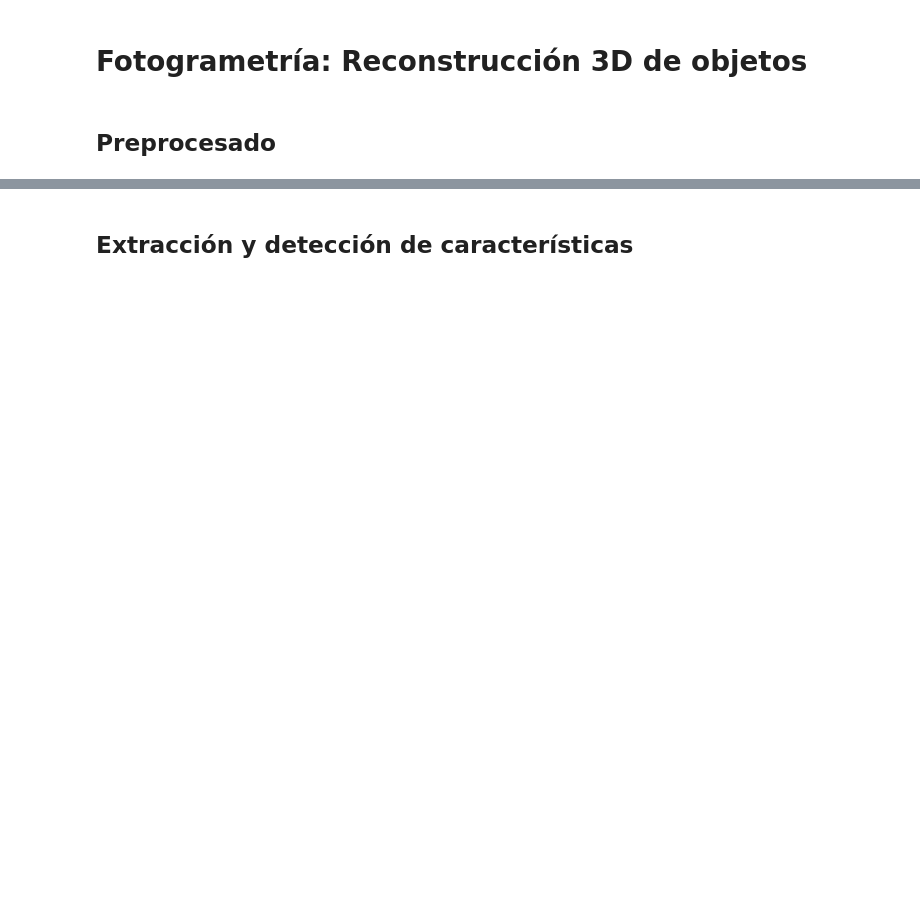
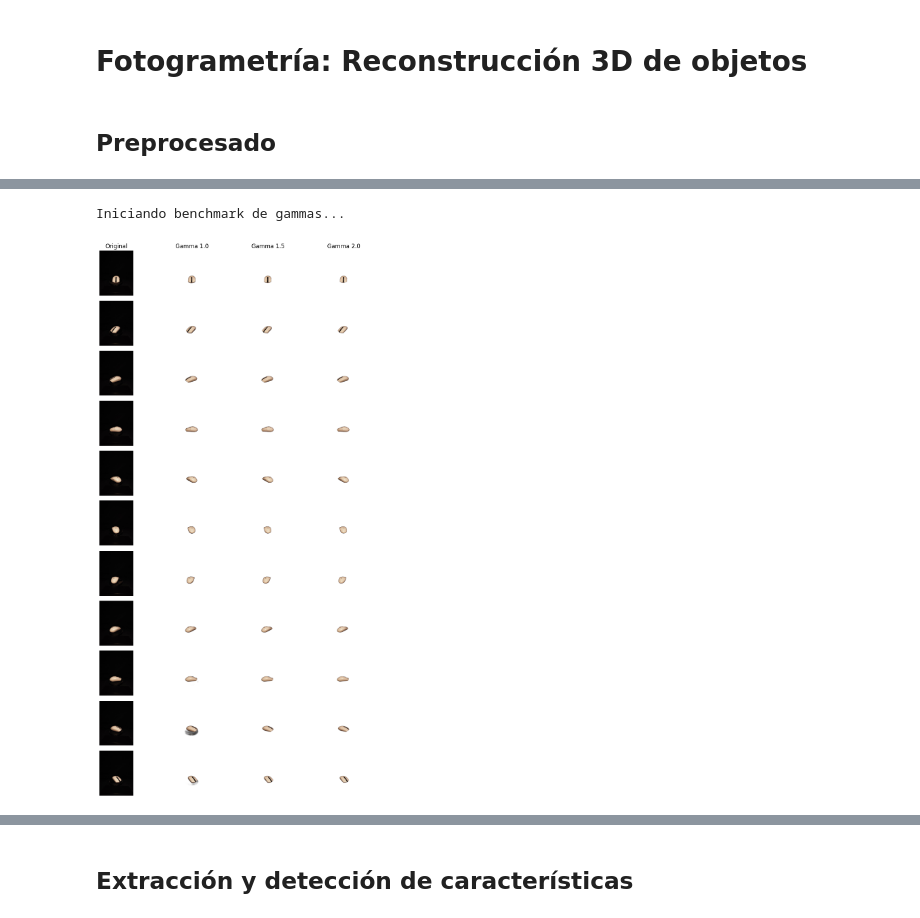
Before and after one commit to ctoribio123/Reconstruccion_3D, a Jupyter notebook: Fotogrametría.ipynb, the cells around one changed output, grey strips where cells are left out. Drawn from its saved outputs; the diff is of its cells as text; code cells hidden in the pictures; blank space fills up the shorter version.

```diff
--- a/Fotogrametría.ipynb
+++ b/Fotogrametría.ipynb
@@ -130,0 +22,17 @@ for i in range(1,12):
+# %%
+BASE_PATH = os.path.join('Samples', '04_Samples')
+STATE_00 = '00_state'
+
+IMAGES = []
+print("Cargando imágenes...")
+
+# Procesamos las imágenes del 01 al 11
+for i in range(1, 12):
+    filename = f"{i:02d}_model.jpeg"
+    file_path = os.path.join(BASE_PATH, STATE_00, filename)
+
+    img = cv.imread(file_path, cv.IMREAD_COLOR_RGB)
+    img_rgba = cv.cvtColor(img, cv.COLOR_RGB2RGBA)
+    IMAGES.append(img_rgba)
+    print(f"|-> Cargada imagen: {filename}")
+print("Imágenes cargadas correctamente.")
@@ -130,0 +71,3 @@ for i in range(1,12):
+# %%
+# Iniciamos una sesión de rembg que mantendremos todo el tiempo
+session = rembg.new_session()
@@ -130,0 +110,30 @@ for i in range(1,12):
+# %%
+# Seleccionamos las imágenes para el test (solo RGB)
+gammas = [1.0, 1.5, 2.0]
+
+print('Iniciando benchmark de gammas...')
+
+# Configuración del plot
+fig, axes = plt.subplots(len(IMAGES), len(gammas) + 1, figsize=(10, 1.5 * len(IMAGES)))
+for i, img_rgb in enumerate(IMAGES):
+    # 1. Mostrar imagen original
+    axes[i, 0].imshow(img_rgb)
+    axes[i, 0].axis('off')
+    if i == 0:
+        axes[i, 0].set_title("Original")
+
+    for j, g in enumerate(gammas):
+        # 2. Eliminar fondo usando la función auxiliar con gamma integrado
+        img_no_bg = remove_background(img_rgb, session, gamma=g)
+
+        # 3. Mostrar resultado
+        axes[i, j+1].imshow(img_no_bg)
+        axes[i, j+1].axis('off')
+        if i == 0:
+            axes[i, j+1].set_title(f"Gamma {g}")
+
+plt.tight_layout()
+plt.show()
+# %% [output]
+Iniciando benchmark de gammas...
+[figure, added]
```
Also changed, not shown: parts of 22 cells of this notebook, 15 other files.
